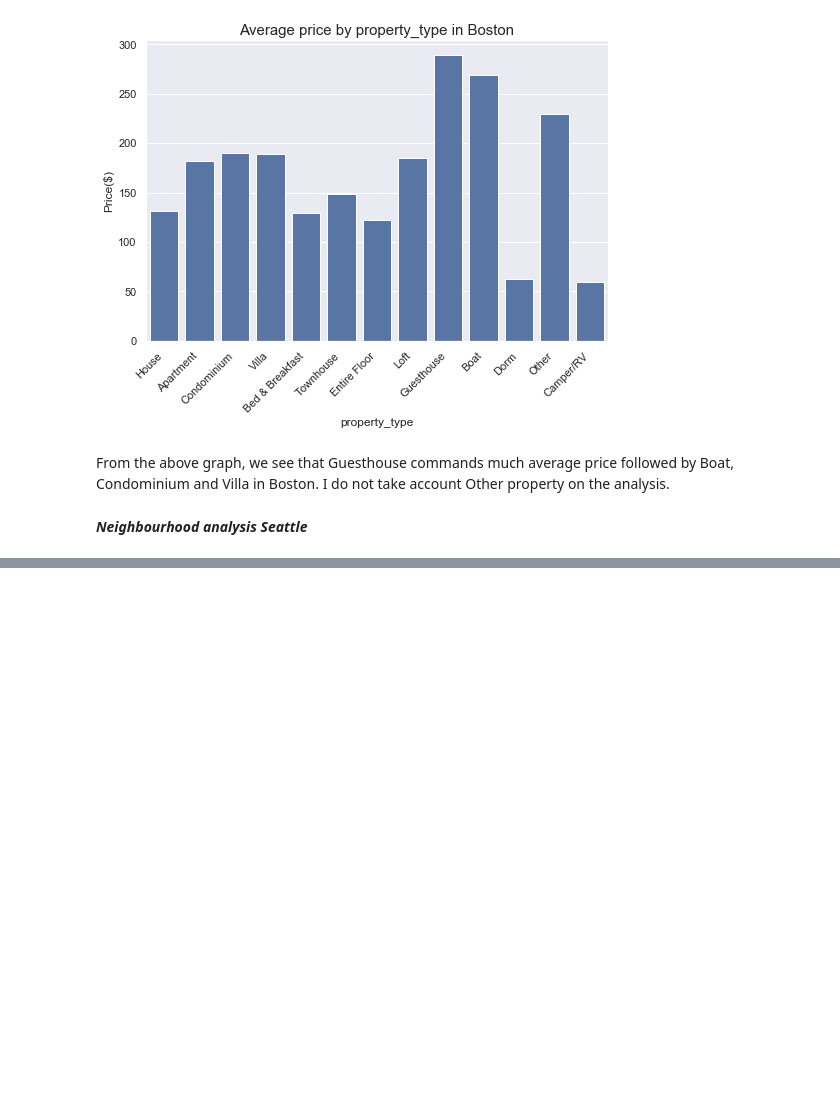
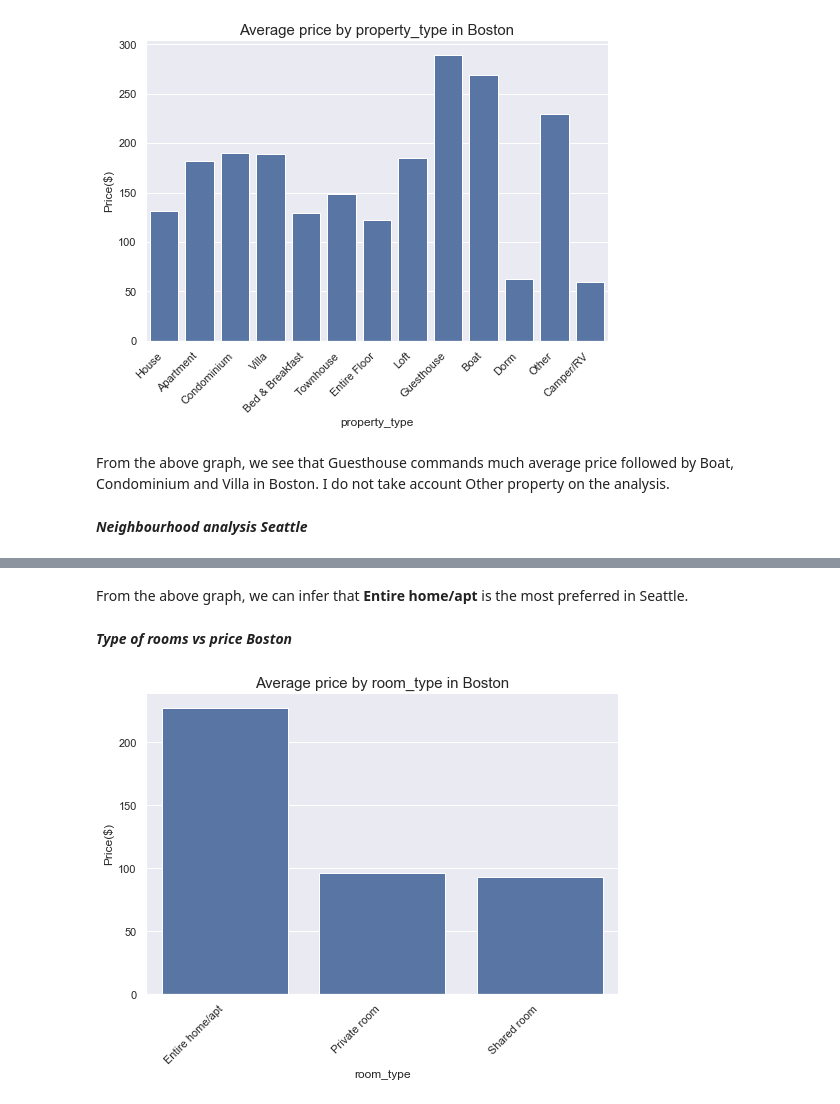
Before and after one commit to mamadcamzis/BostonSeatle, a Jupyter notebook: boston_seattle_blog.ipynb, the cells around one changed output, grey strips where cells are left out. Drawn from its saved outputs; the diff is of its cells as text; code cells hidden in the pictures; blank space fills up the shorter version.

```diff
--- a/boston_seattle_blog.ipynb
+++ b/boston_seattle_blog.ipynb
@@ -735,0 +756,8 @@ list(boston_list_modified)
+# %% [markdown]
+From the above graph, we can infer that **Entire home/apt** is the most preferred in Seattle.
+# %% [markdown]
+***Type of rooms vs price Boston***
+# %%
+plot_average_price_(boston_list_modified, 'room_type', 'Boston')
+# %% [output]
+[figure, added]
```
Also changed, not shown: parts of 30 cells of this notebook.
